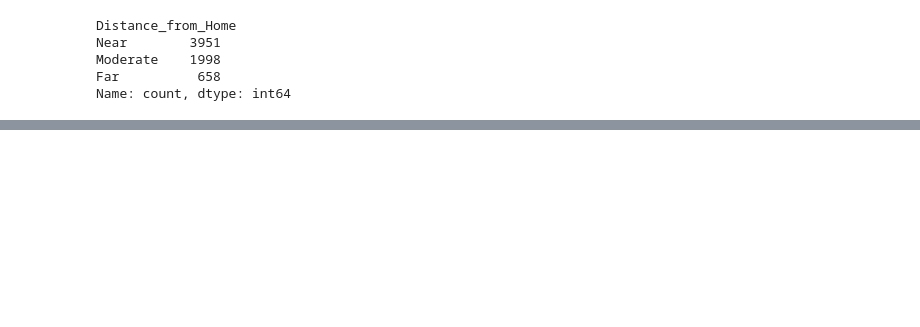
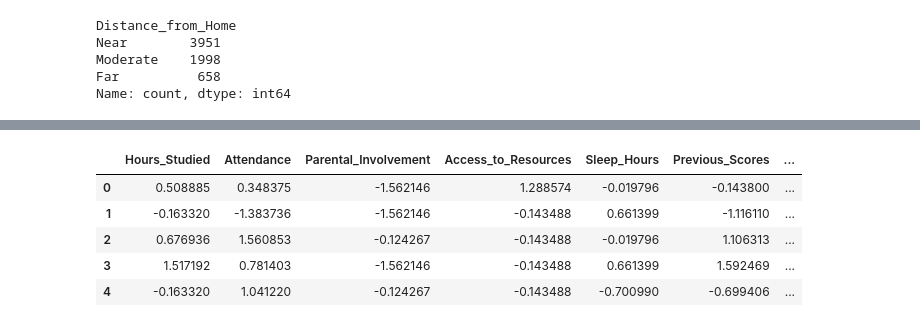
Before and after one commit to Kanha-kn/nits_git_notes, a Jupyter notebook: assignment_eda.ipynb, the cells around one changed output, grey strips where cells are left out. Saved outputs shown, nothing was run; the diff lists cells and outputs as text; code cells hidden in the pictures; blank space fills up the shorter version.

```diff
--- a/assignment_eda.ipynb
+++ b/assignment_eda.ipynb
@@ -567,0 +592,15 @@ df.sample(3)
+# %%
+ss=StandardScaler()
+# %%
+data1=ss.fit_transform(df_stand)
+# %%
+new_df_standardized=pd.DataFrame(data1,columns=df_stand.columns)
+# %%
+new_df_standardized.head()
+# %% [output]
+|  | Hours_Studied | Attendance | Parental_Involvement | Access_to_Resources | Sleep_Hours | Previous_Scores | ... |
+| 0 | 0.508885 | 0.348375 | -1.562146 | 1.288574 | -0.019796 | -0.143800 | ... |
+| 1 | -0.163320 | -1.383736 | -1.562146 | -0.143488 | 0.661399 | -1.116110 | ... |
+| 2 | 0.676936 | 1.560853 | -0.124267 | -0.143488 | -0.019796 | 1.106313 | ... |
+| 3 | 1.517192 | 0.781403 | -1.562146 | -0.143488 | 0.661399 | 1.592469 | ... |
+| 4 | -0.163320 | 1.041220 | -0.124267 | -0.143488 | -0.700990 | -0.699406 | ... |
```
Also changed, not shown: parts of 15 cells of this notebook.
